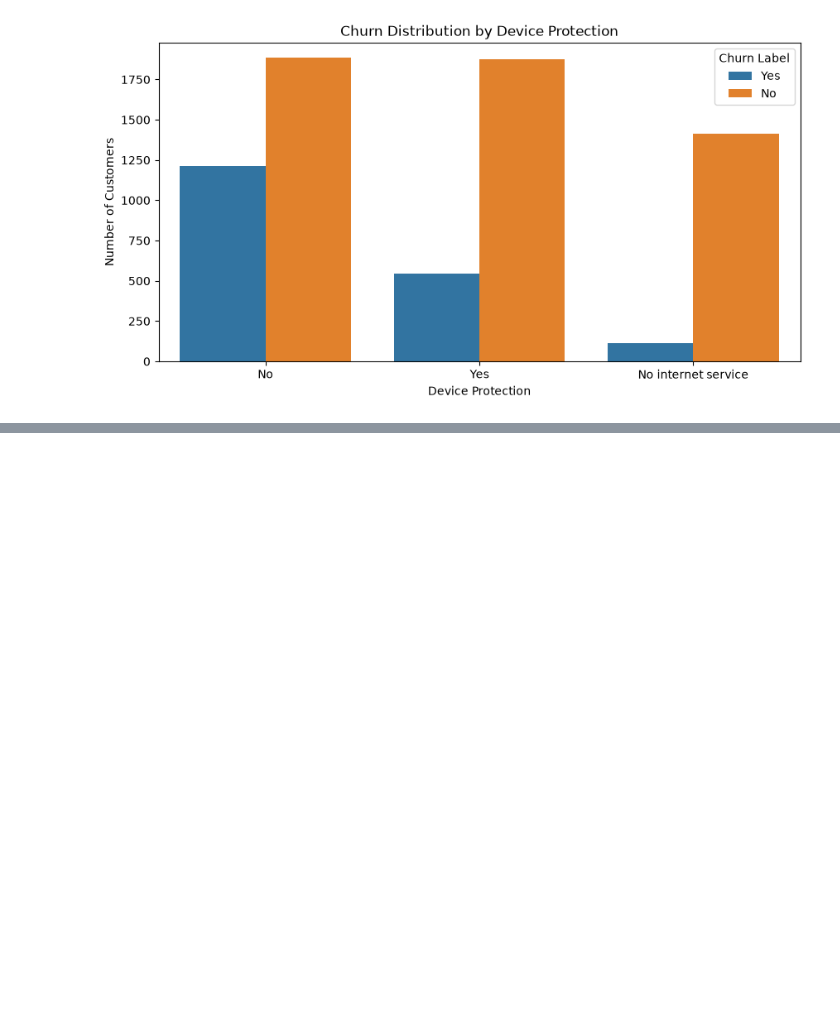
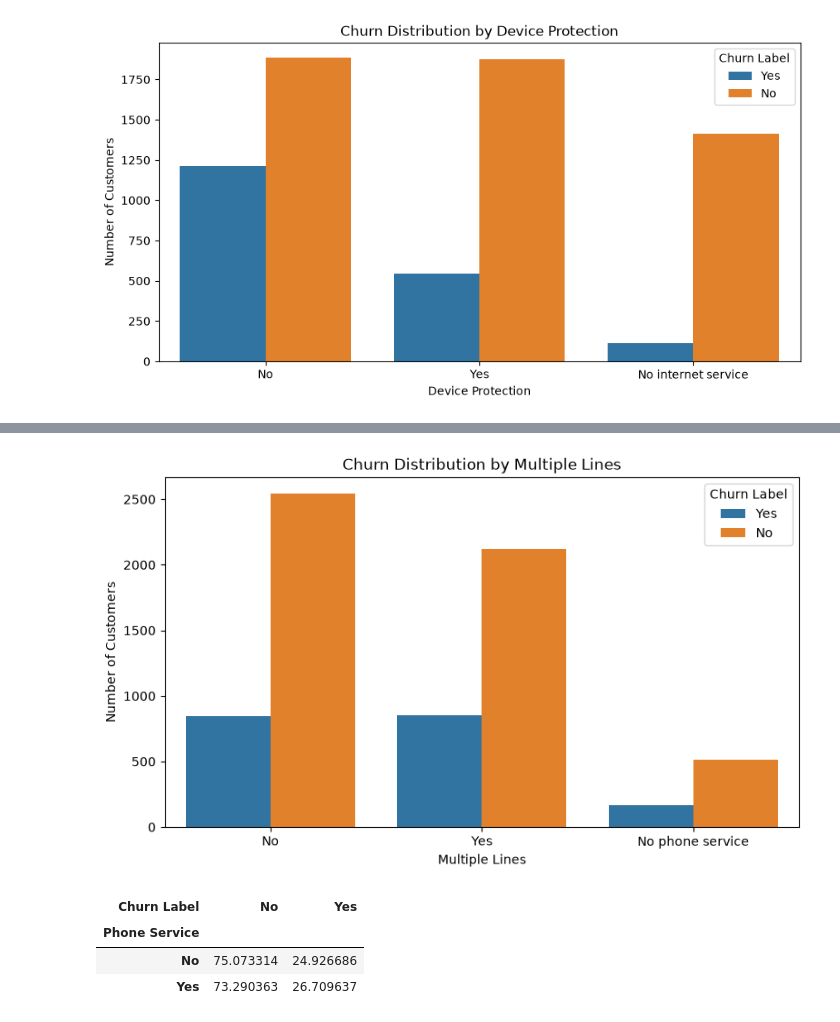
Before and after one commit to einstein4work/telecom-churn-intelligence, a Jupyter notebook: notebook/01_eda.ipynb, the cells around one changed output, grey strips where cells are left out. Cells and saved outputs as stored; diff of their text form; code cells hidden in the pictures; blank space fills up the shorter version.

```diff
--- a/notebook/01_eda.ipynb
+++ b/notebook/01_eda.ipynb
@@ -528,0 +543,28 @@ plt.show()
+# %%
+plt.figure(figsize=(9,5))
+
+sns.countplot(
+    data=df,
+    x="Multiple Lines",
+    hue="Churn Label"
+)
+
+plt.title("Churn Distribution by Multiple Lines")
+plt.xlabel("Multiple Lines")
+plt.ylabel("Number of Customers")
+plt.show()
+# %% [output]
+[figure, added]
+# %%
+phone_churn = pd.crosstab(
+    df["Phone Service"],
+    df["Churn Label"],
+    normalize="index"
+) * 100
+
+phone_churn
+# %% [output]
+| Churn Label | No | Yes |
+| Phone Service |  |  |
+| No | 75.073314 | 24.926686 |
+| Yes | 73.290363 | 26.709637 |
```
Also changed, not shown: parts of 54 cells of this notebook, 3 other files.
